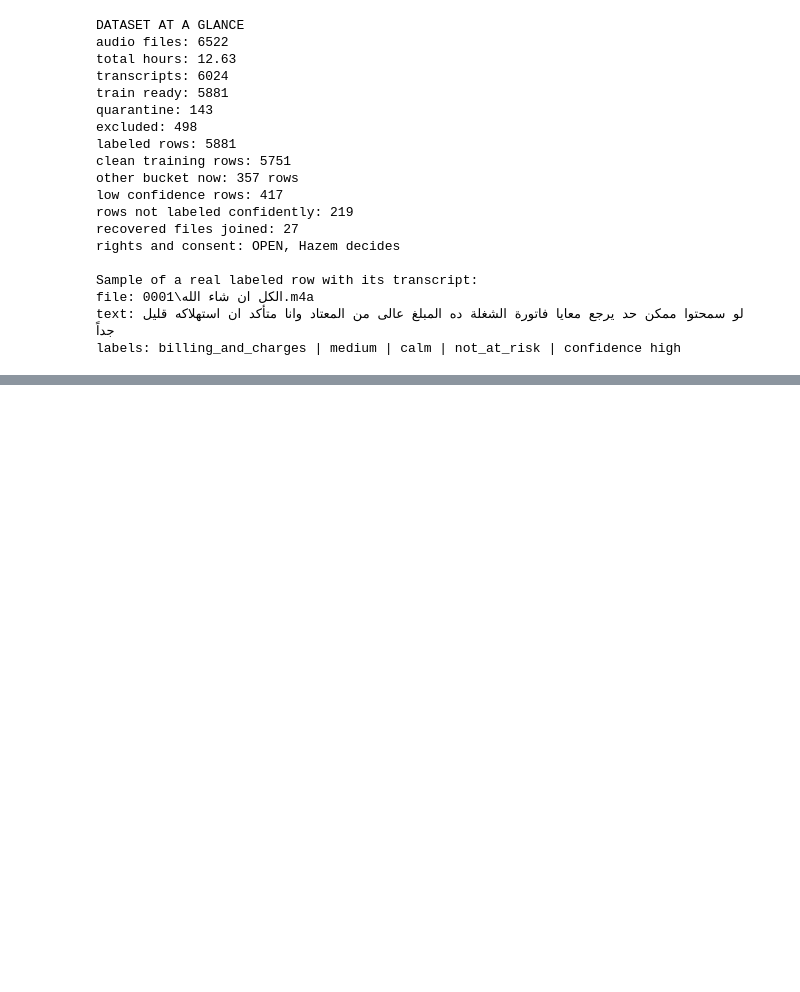
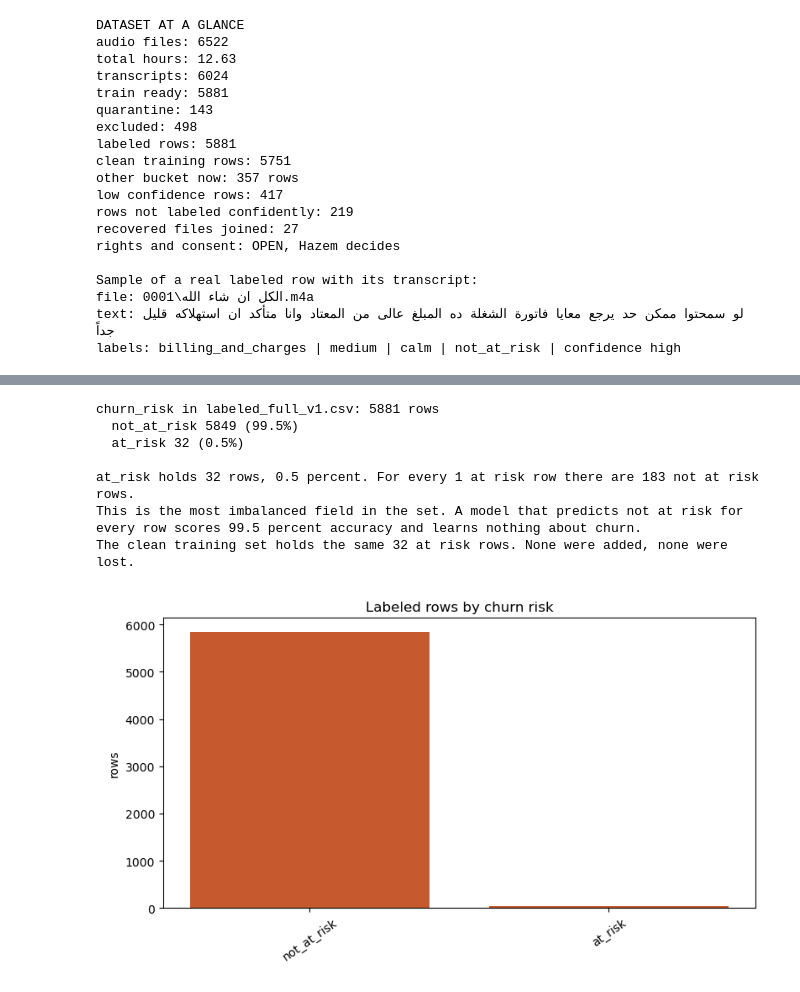
Before and after one commit to hazemelerefey/smart-voicemail-router, a Jupyter notebook: notebooks/data-analysis/data_analysis.ipynb, the cells around one changed output, grey strips where cells are left out. Drawn from its saved outputs; the diff is of its cells as text; code cells hidden in the pictures; blank space fills up the shorter version.

```diff
--- a/notebooks/data-analysis/data_analysis.ipynb
+++ b/notebooks/data-analysis/data_analysis.ipynb
@@ -580,0 +655,14 @@ labels: billing_and_charges | medium | calm | not_at_risk | confidence high
+# %%
+# Customer state in the final labeled set: 5 values
+st_counts = lab["customer_state"].value_counts()
+total = len(lab)
+print("customer_state in labeled_full_v1.csv:", total, "rows")
+for k, v in st_counts.items():
+    print(" ", k, v, "(" + str(round(100 * v / total, 1)) + "%)")
+print()
+print("frustrated holds 2,480 rows, 42.2 percent, and calm holds 2,335 rows, 39.7 percent.")
+print("Together they are 81.9 percent of the set. The state field is a two class field with a tail.")
+print("mad holds 160 rows, 2.7 percent. It is the smallest state a model must learn.")
+print("unclear holds 197 rows, 3.3 percent. Those rows carry no usable state signal.")
+items = sorted(st_counts.items(), key=lambda kv: -kv[1])
+bar([v for _, v in items][::-1], [k for k, _ in items][::-1], "Labeled rows by customer state", "rows", "class_state.png", color="#3d8a5f", horizontal=True)
@@ -580,0 +682,21 @@ labels: billing_and_charges | medium | calm | not_at_risk | confidence high
+# %%
+# Churn risk in the final labeled set: 2 values, extreme imbalance
+ch_counts = lab["churn_risk"].value_counts()
+total = len(lab)
+print("churn_risk in labeled_full_v1.csv:", total, "rows")
+for k, v in ch_counts.items():
+    print(" ", k, v, "(" + str(round(100 * v / total, 1)) + "%)")
+print()
+print("at_risk holds 32 rows, 0.5 percent. For every 1 at risk row there are", int(round(ch_counts["not_at_risk"] / ch_counts["at_risk"])), "not at risk rows.")
+print("This is the most imbalanced field in the set. A model that predicts not at risk for every row scores 99.5 percent accuracy and learns nothing about churn.")
+print("The clean training set holds the same 32 at risk rows. None were added, none were lost.")
+bar(list(ch_counts.values), list(ch_counts.index), "Labeled rows by churn risk", "rows", "class_churn.png", color="#c65a2e")
+# %% [output]
+churn_risk in labeled_full_v1.csv: 5881 rows
+  not_at_risk 5849 (99.5%)
+  at_risk 32 (0.5%)
+
+at_risk holds 32 rows, 0.5 percent. For every 1 at risk row there are 183 not at risk rows.
+This is the most imbalanced field in the set. A model that predicts not at risk for every row scores 99.5 percent accuracy and learns nothing about churn.
+The clean training set holds the same 32 at risk rows. None were added, none were lost.
+[figure, added]
```
Also changed, not shown: parts of 13 cells of this notebook, 15 other files.
